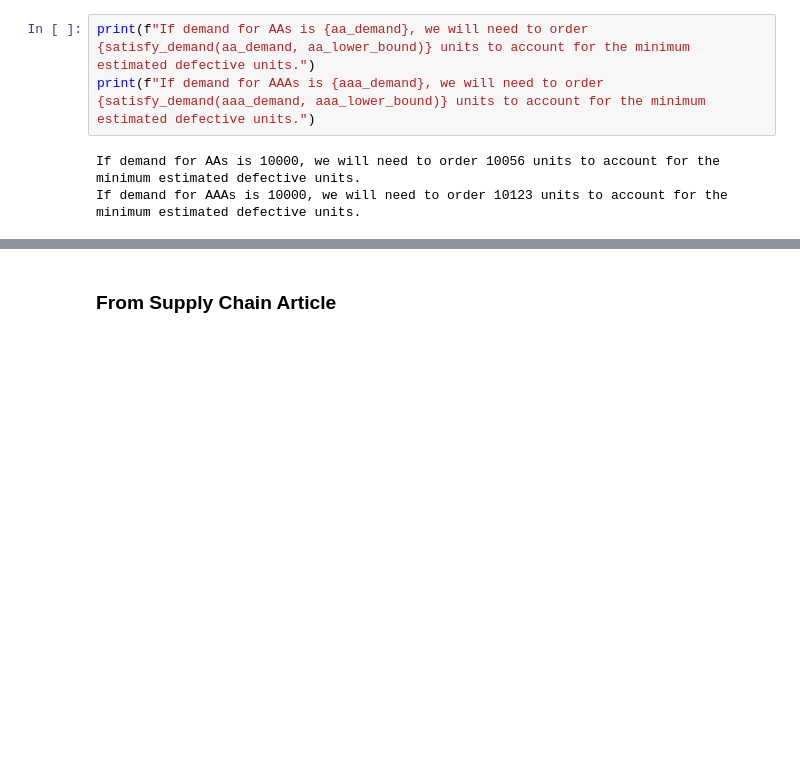
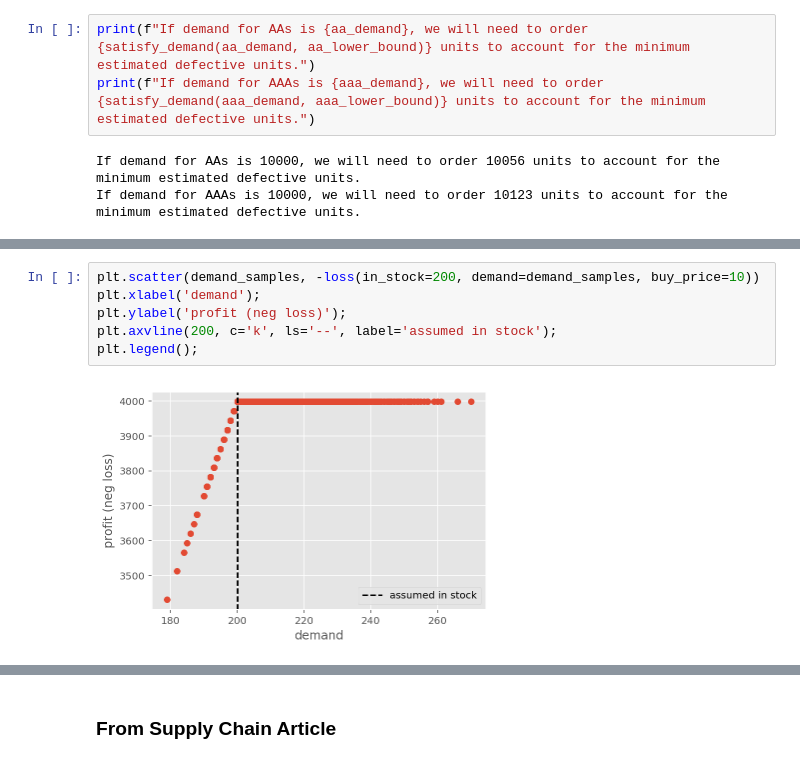
Before and after one commit to ryankirkland/customer-data-analysis, a Jupyter notebook: PBE-Order-Analysis.ipynb, the cells around one changed output, grey strips where cells are left out. Cells and saved outputs as stored; diff of their text form; blank space fills up the shorter version.

```diff
--- a/PBE-Order-Analysis.ipynb
+++ b/PBE-Order-Analysis.ipynb
@@ -360,0 +438,8 @@ $\text{None} \sim \text{Beta}(\mathit{alpha}=0.030752262915821383,~\mathit{beta}
+# %%
+plt.scatter(demand_samples, -loss(in_stock=200, demand=demand_samples, buy_price=10))
+plt.xlabel('demand');
+plt.ylabel('profit (neg loss)');
+plt.axvline(200, c='k', ls='--', label='assumed in stock');
+plt.legend();
+# %% [output]
+[figure, added]
```
Also changed, not shown: parts of 18 cells of this notebook.
